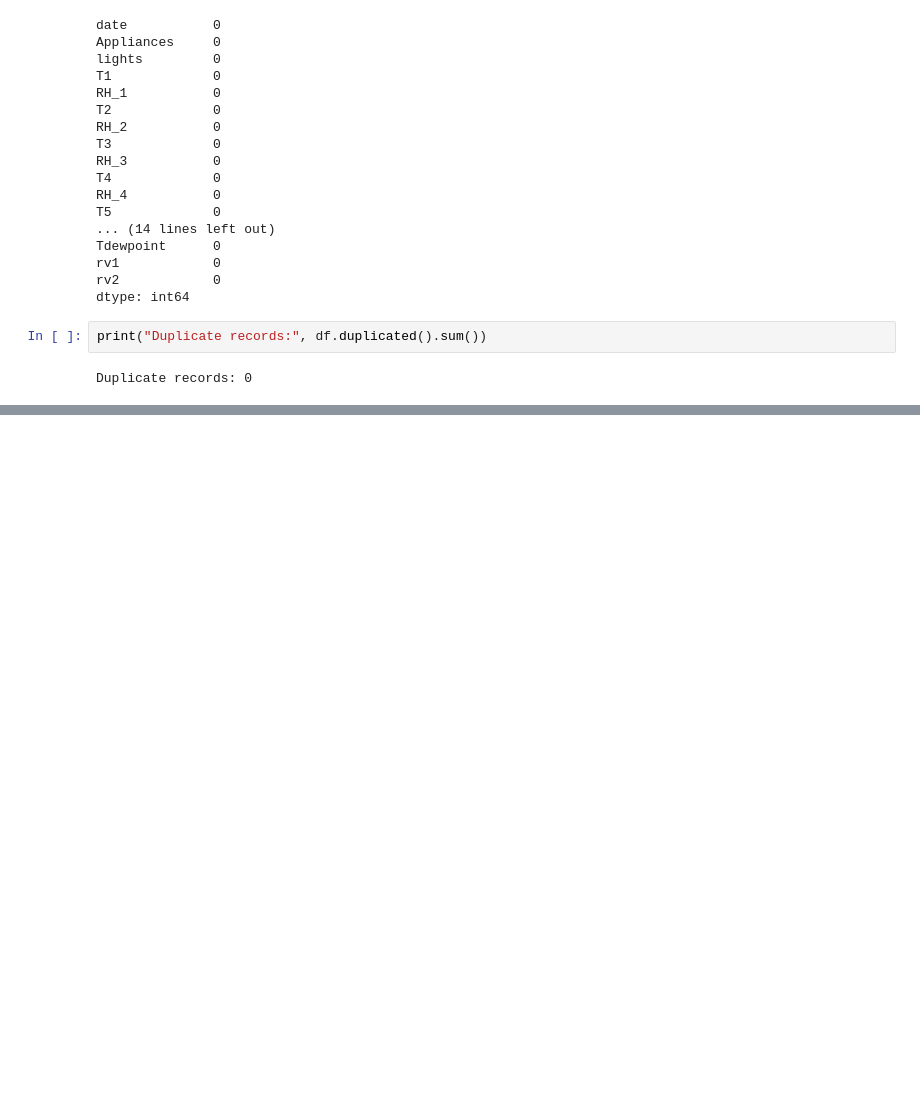
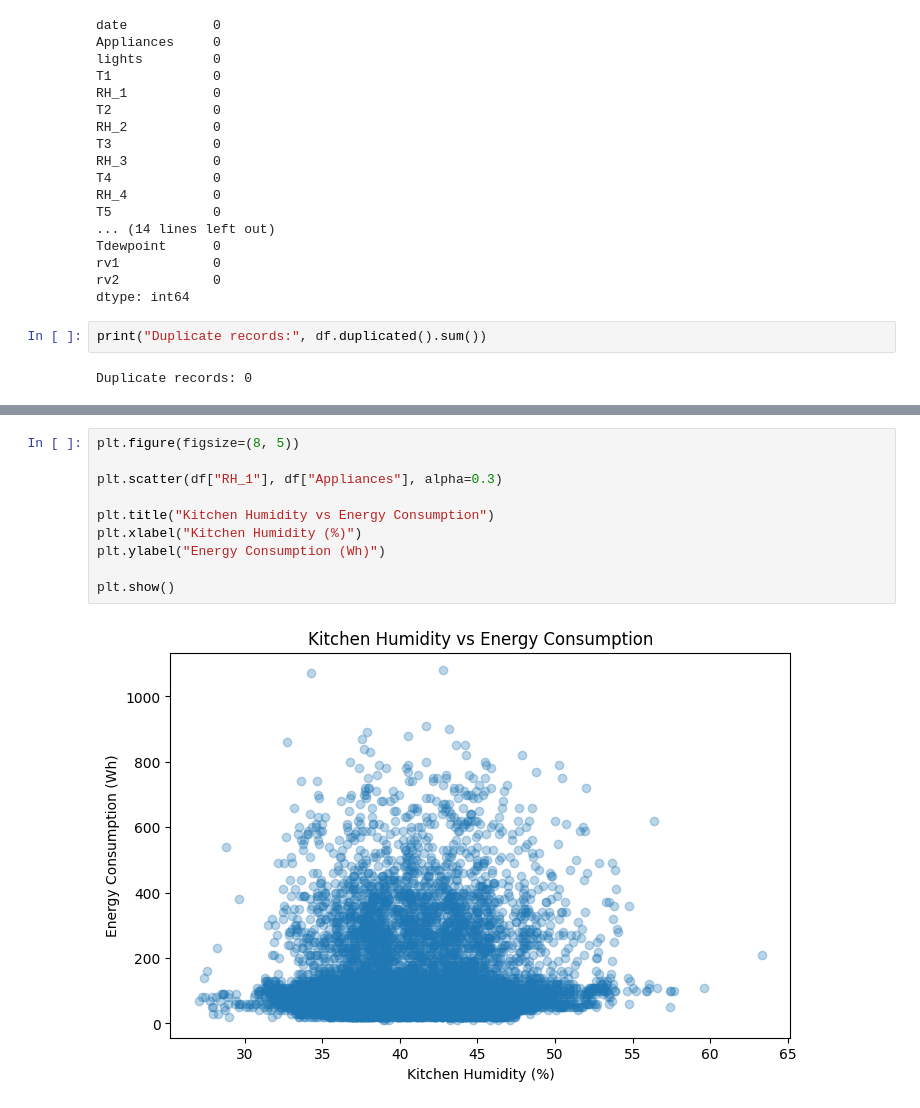
Before and after one commit to neginaitik68-occ/smart_energy_prediction, a Jupyter notebook: notebooks/linear_regression.ipynb, the cells around one changed output, grey strips where cells are left out. Cells and saved outputs as stored; diff of their text form; blank space fills up the shorter version.

```diff
--- a/notebooks/linear_regression.ipynb
+++ b/notebooks/linear_regression.ipynb
@@ -87,0 +167,12 @@ Duplicate records: 0
+# %%
+plt.figure(figsize=(8, 5))
+
+plt.scatter(df["RH_1"], df["Appliances"], alpha=0.3)
+
+plt.title("Kitchen Humidity vs Energy Consumption")
+plt.xlabel("Kitchen Humidity (%)")
+plt.ylabel("Energy Consumption (Wh)")
+
+plt.show()
+# %% [output]
+[figure, added]
```
Also changed, not shown: parts of 6 cells of this notebook.
